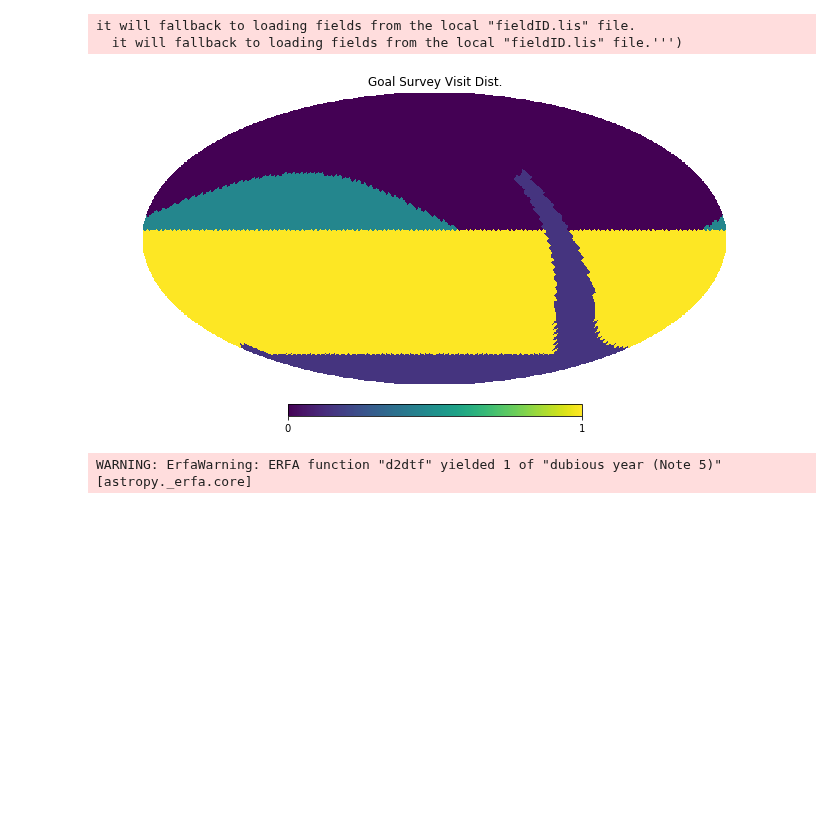
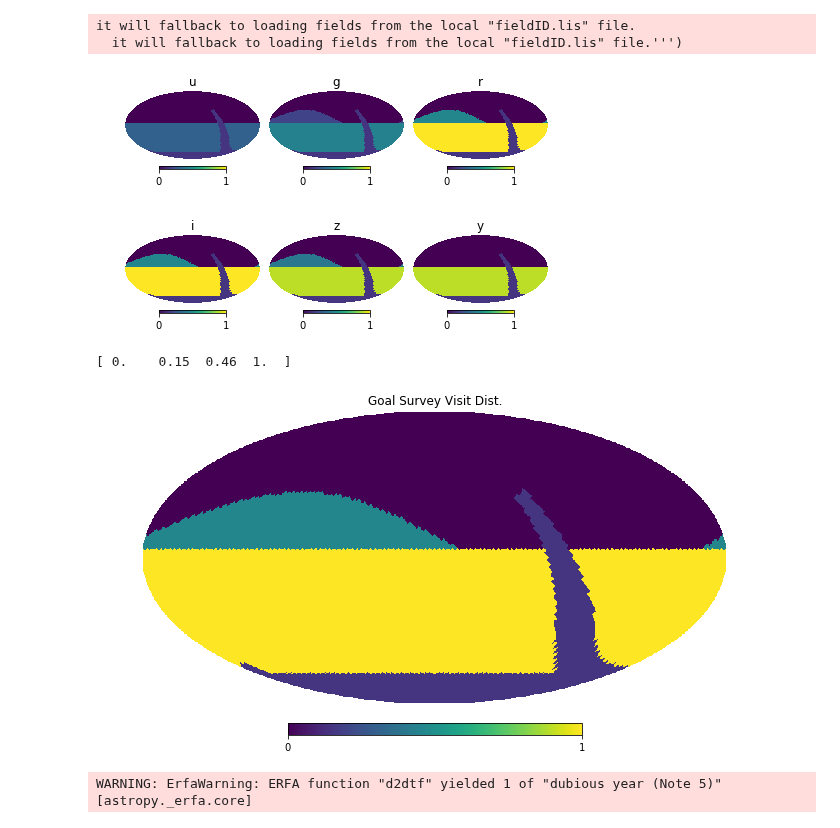
Before and after one commit to yoachim/18_scratch, a Jupyter notebook: talk_plots/talk_plots.ipynb, the cells around one changed output. Saved outputs shown, nothing was run; the diff lists cells and outputs as text; code cells hidden in the pictures; blank space fills up the shorter version.

```diff
--- a/talk_plots/talk_plots.ipynb
+++ b/talk_plots/talk_plots.ipynb
@@ -14,11 +14,21 @@ survey_length = 32.  # days
 nside = fs.set_default_nside(nside=32)
 years = np.round(survey_length/365.25)
 filtername = 'r'
+# %%
+target_map = fs.standard_goals(nside=nside)
+for i, fn in enumerate(['u', 'g', 'r', 'i', 'z', 'y']):
+    hp.mollview(target_map[fn], title=fn, sub=(2,3, i+1), min=0, max=1)
+plt.savefig('all_targets.pdf')
+# %% [output]
+[figure, added]
 # %%
 target_map = fs.standard_goals(nside=nside)[filtername]
 # %%
 hp.mollview(target_map, title='Goal Survey Visit Dist.')
+plt.savefig('goal_map.pdf')
+print(np.unique(target_map))
 # %% [output]
+[ 0.    0.15  0.46  1.  ]
 [figure]
 # %%
 # How to normalize the basis function
```
Also changed, not shown: parts of 22 cells of this notebook.
